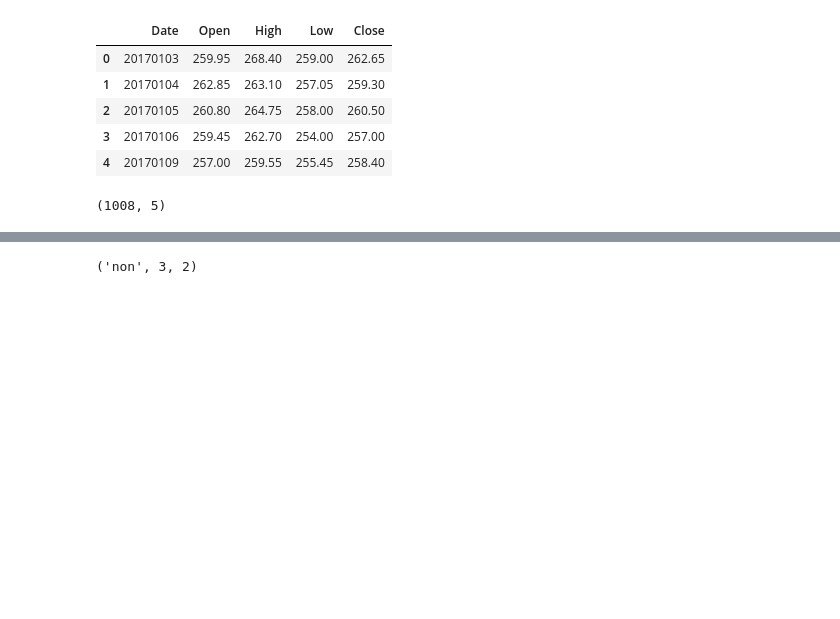
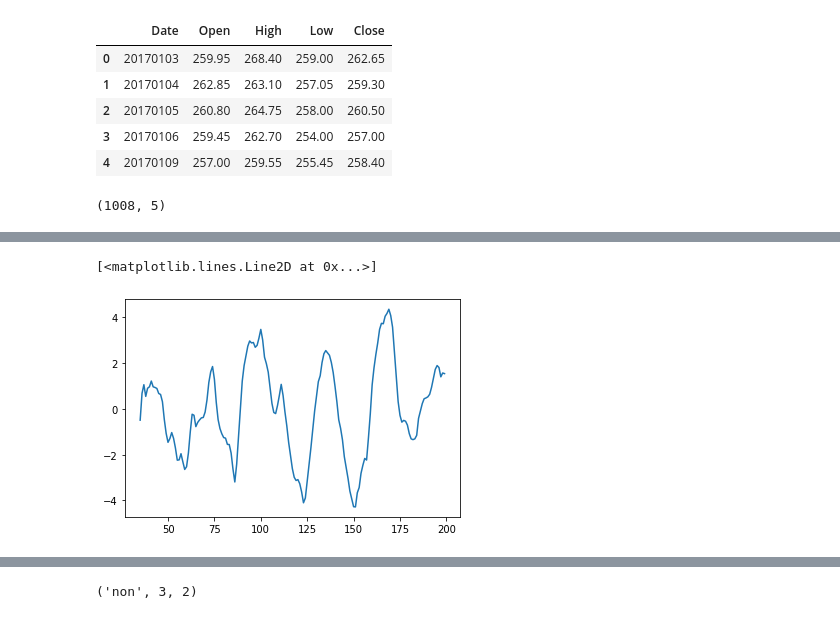
Before and after one commit to ArseniyZu/AlgoTrading, a Jupyter notebook: main1.ipynb, the cells around one changed output, grey strips where cells are left out. Saved outputs shown, nothing was run; the diff lists cells and outputs as text; code cells hidden in the pictures; blank space fills up the shorter version.

```diff
--- a/main1.ipynb
+++ b/main1.ipynb
@@ -42,0 +56,2 @@ trend(df, 100)
+# %%
+df = MACD(df, 200, 12, 26, 9)
@@ -42,0 +68,5 @@ trend(df, 100)
+# %%
+plt.plot(df.index, df["HIST_MACD"])
+# %% [output]
+[<matplotlib.lines.Line2D at 0x...>]
+[figure, added]
```
Also changed, not shown: parts of 8 cells of this notebook.
